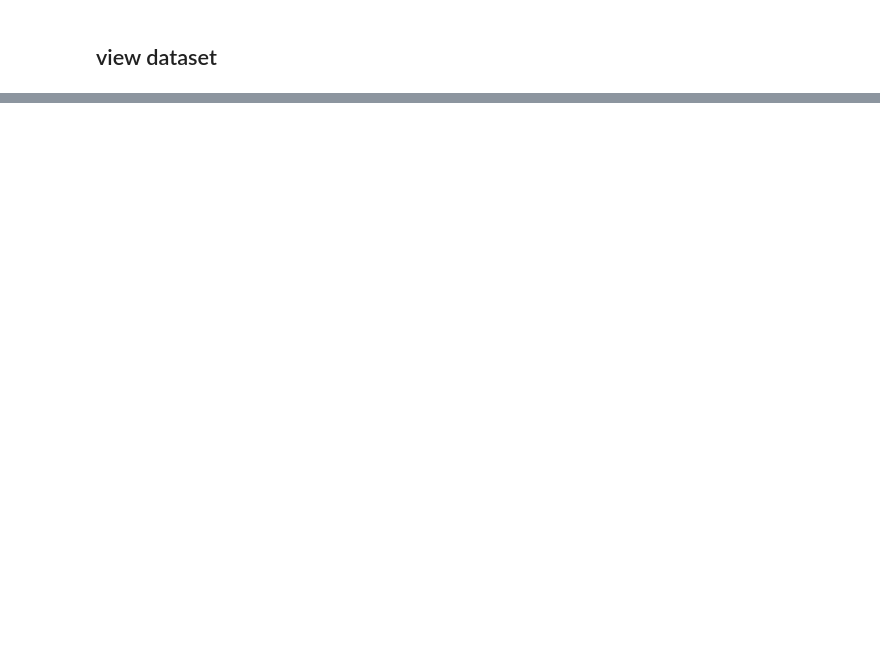
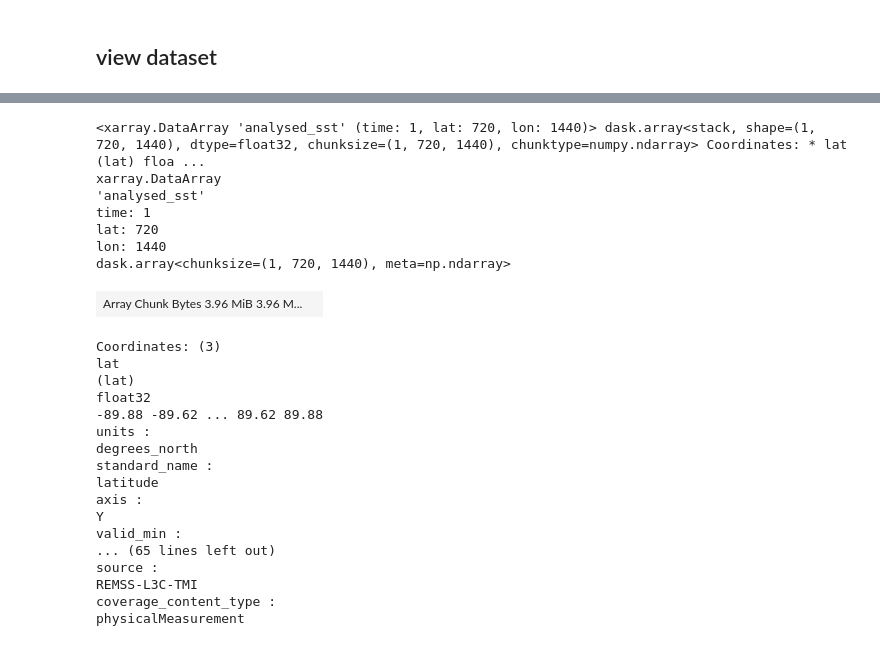
Before and after one commit to durack1/notebooks, a Jupyter notebook: jlnbs/RSS-MW5-1-monthlyAverage.ipynb, the cells around one changed output, grey strips where cells are left out. Cells and saved outputs as stored; diff of their text form; code cells hidden in the pictures; blank space fills up the shorter version.

Commit message:
working monthly mean - 199801

```diff
--- a/jlnbs/RSS-MW5-1-monthlyAverage.ipynb
+++ b/jlnbs/RSS-MW5-1-monthlyAverage.ipynb
@@ -25,0 +229,3 @@ ds
+# %%
+ds = ds.bounds.add_missing_bounds(axes="T")
+#ds.time.attrs["bounds"] = "time_bnds"
@@ -25,0 +319,31 @@ ds
+# %%
+mean_monthXr = ds.analysed_sst.resample(time='M').mean()
+# https://stackoverflow.com/questions/50564459/using-xarray-to-make-monthly-average
+# %%
+mean_monthXr
+# %% [output]
+<xarray.DataArray 'analysed_sst' (time: 1, lat: 720, lon: 1440)> dask.array<stack, shape=(1, 720, 1440), dtype=float32, chunksize=(1, 720, 1440), chunktype=numpy.ndarray> Coordinates: * lat (lat) floa ...
+xarray.DataArray
+'analysed_sst'
+time: 1
+lat: 720
+lon: 1440
+dask.array<chunksize=(1, 720, 1440), meta=np.ndarray>
+| Array Chunk Bytes 3.96 MiB 3.96 M... |  |
+Coordinates: (3)
+lat
+(lat)
+float32
+-89.88 -89.62 ... 89.62 89.88
+units :
+degrees_north
+standard_name :
+latitude
+axis :
+Y
+valid_min :
+... (65 lines left out)
+source :
+REMSS-L3C-TMI
+coverage_content_type :
+physicalMeasurement
```
Also changed, not shown: parts of 12 cells of this notebook.
